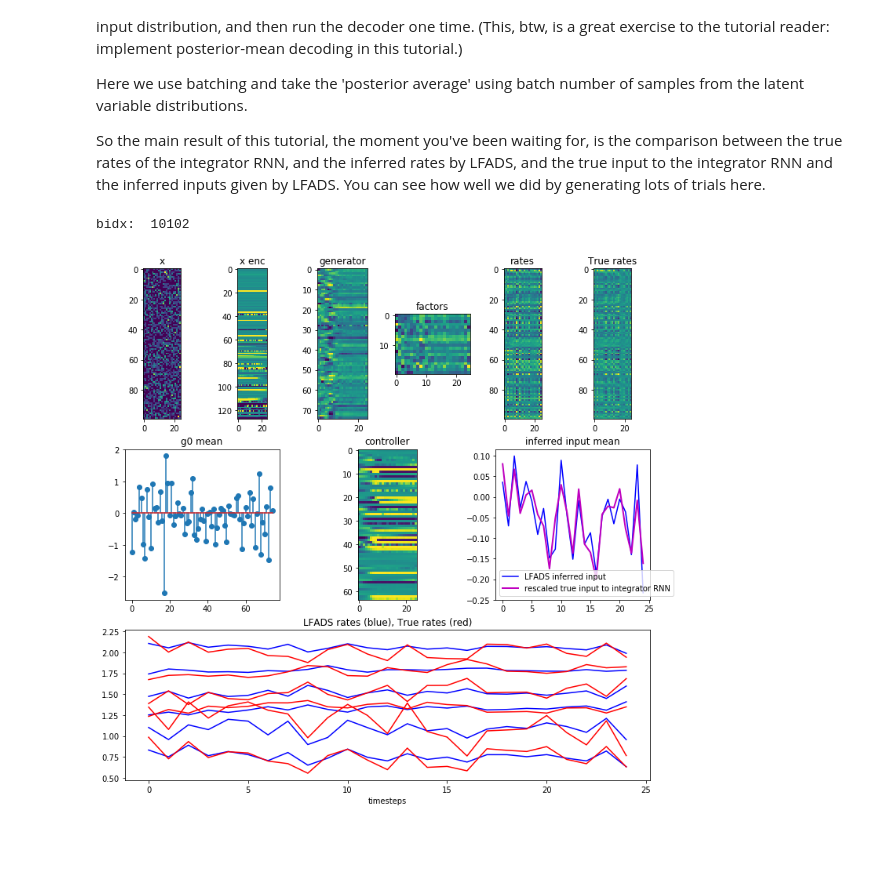
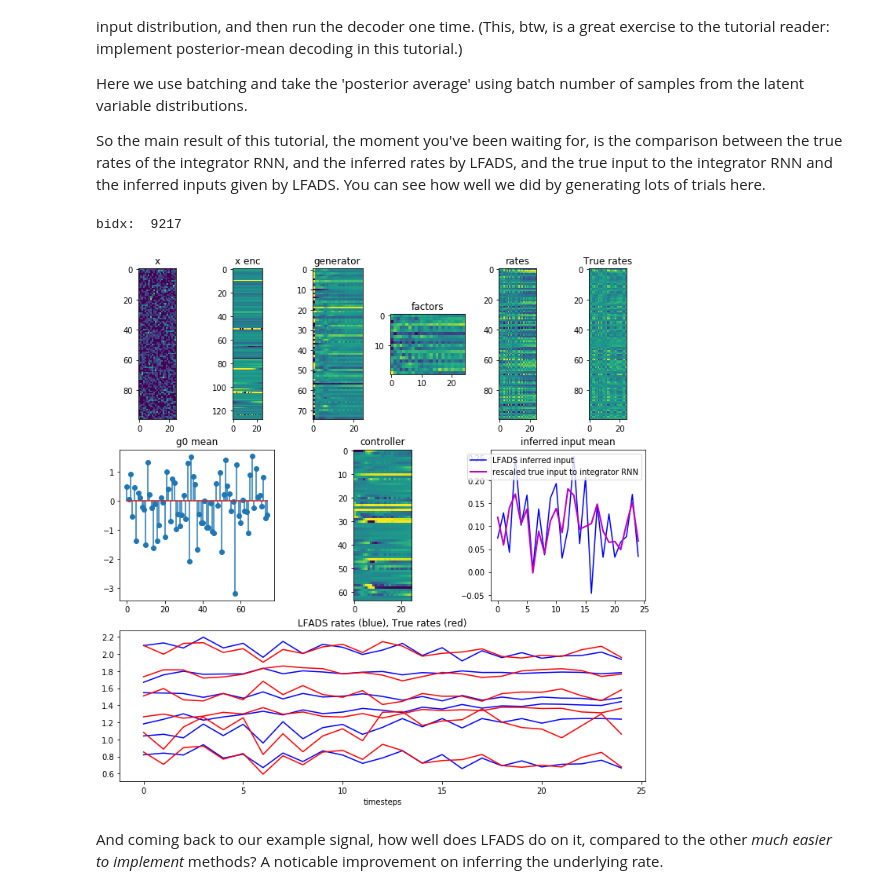
Before and after one commit to google-research/computation-thru-dynamics, a Jupyter notebook: notebooks/LFADS Tutorial.ipynb, the cells around one changed output. Cells and saved outputs as stored; diff of their text form; code cells hidden in the pictures; blank space fills up the shorter version.

Commit message:
Improving the text in the LFADS tutorial. Added posterior sample and average function and the comparison to PCA smoothing.

```diff
--- a/notebooks/LFADS Tutorial.ipynb
+++ b/notebooks/LFADS Tutorial.ipynb
@@ -156,0 +163,8 @@ f = plotting.plot_data_stats(data_dict, data_bxtxn, data_dt)
+# %%
+my_example_bidx = eval_data_offset + 1
+my_example_hidx = 17
+scale = max_firing_rate * data_dt
+my_signal = scale*renormed_data[my_example_bidx, :, my_example_hidx]
+my_signal_spikified = data_bxtxn[my_example_bidx, :, my_example_hidx]
+plt.plot(my_signal, 'r');
+plt.stem(my_signal_spikified);
@@ -270,12 +315,12 @@ lfads_hps = {'data_dim' : data_dim, 'ntimesteps' : ntimesteps,
 # %% [markdown]
 #### LFADS Optimization hyperparameters
 # %%
-num_batches = 12000         # how many batches do we train
-print_every = 50            # give information every so often
+num_batches = 15000         # how many batches do we train
+print_every = 100            # give information every so often
 
 # Learning rate HPs
 step_size = 0.05            # initial learning rate
-decay_factor = 0.99975      # learning rate decay param
+decay_factor = 0.99985      # learning rate decay param
 decay_steps = 1             # learning rate decay param
 
 # Regularization HPs
@@ -461,33 +506,25 @@ So the main result of this tutorial, the moment you've been waiting for, is the
 # %%
 # Plot a bunch of examples of eval trials run through LFADS.
 reload(plotting)
 
 def plot_rescale_fun(a):
     fac = max_firing_rate * data_dt
     return renormed_fun(a) * fac
 
-bidx = 10102-eval_data_offset # straight up cherry picking. :)
+bidx = my_example_bidx - eval_data_offset
 
 nexamples_to_save = 1
 for eidx in range(nexamples_to_save):
-    #bidx = onp.random.randint(eval_data.shape[0])
+    fkey = random.fold_in(key, eidx)
     psa_example = eval_data[bidx,:,:].astype(np.float32)
-    # Make an entire batch of a single, example, and then
-    # randomize the VAE with batchsize number of keys.
-    examples = onp.repeat(np.expand_dims(psa_example, axis=0),
-                          batch_size, axis=0)
-    skeys = random.split(key, batch_size)
-    lfads_dict = lfads.batch_lfads_jit(trained_params, lfads_hps, skeys,
-                                       examples, 1.0)
-    # posterior sample and average
-    psa_example_dict = utils.average_lfads_batch(lfads_dict)
+    psa_dict = lfads.posterior_sample_and_average_jit(trained_params, lfads_hps, fkey, psa_example)
 
     # The inferred input and true input are rescaled and shifted via
     # linear regression to match, as there is an identifiability issue. there.
-    plotting.plot_lfads(psa_example, psa_example_dict,
+    plotting.plot_lfads(psa_example, psa_dict,
                         data_dict, eval_data_offset+bidx, plot_rescale_fun)
-
-    #plt.savefig(os.path.join(figure_dir, 'lfads_output_%d.png'%(bidx)))
 # %% [output]
-bidx:  10102
+bidx:  9217
-[figure, old version]
+[figure, new version]
+# %% [markdown]
+And coming back to our example signal, how well does LFADS do on it, compared to the other *much easier to implement* methods? A noticable improvement on inferring the underlying rate.
```
Also changed, not shown: parts of 26 cells of this notebook, 1 other file.
